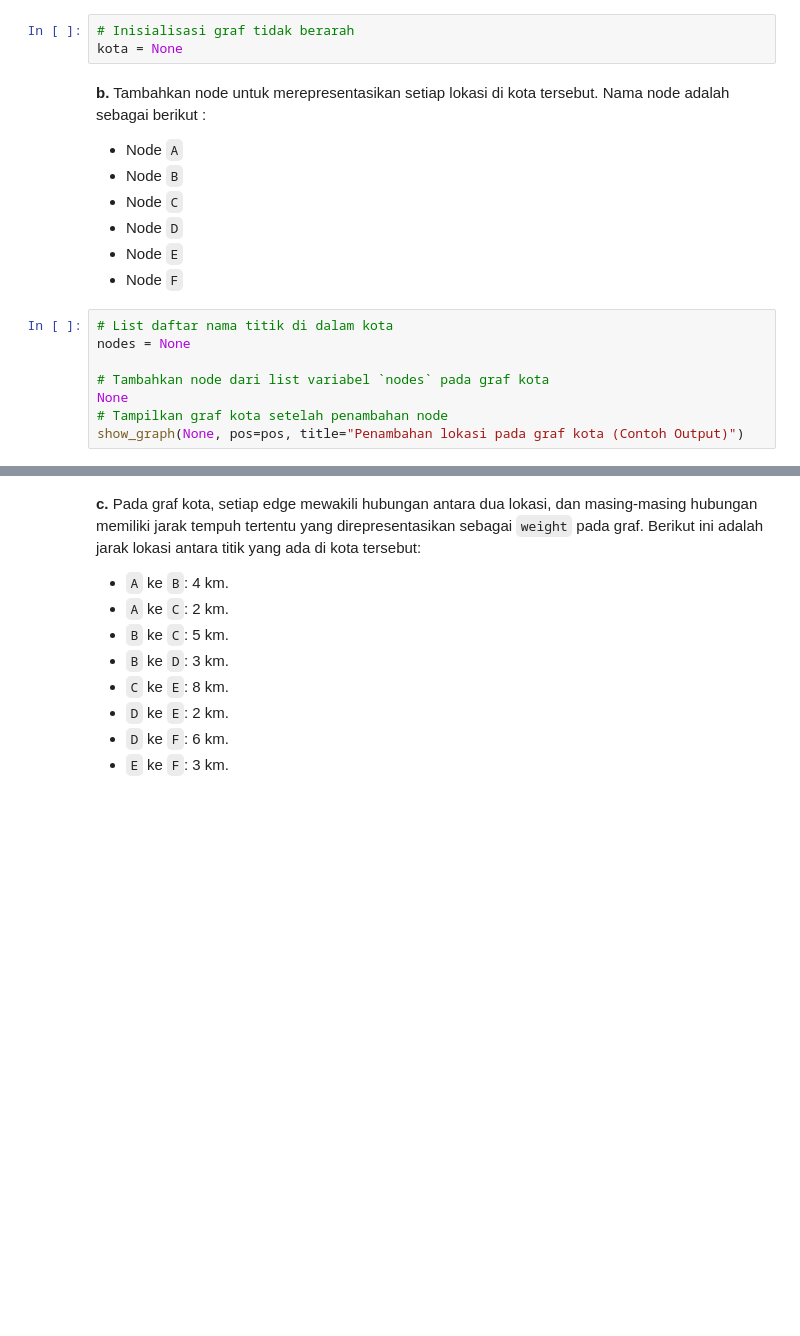
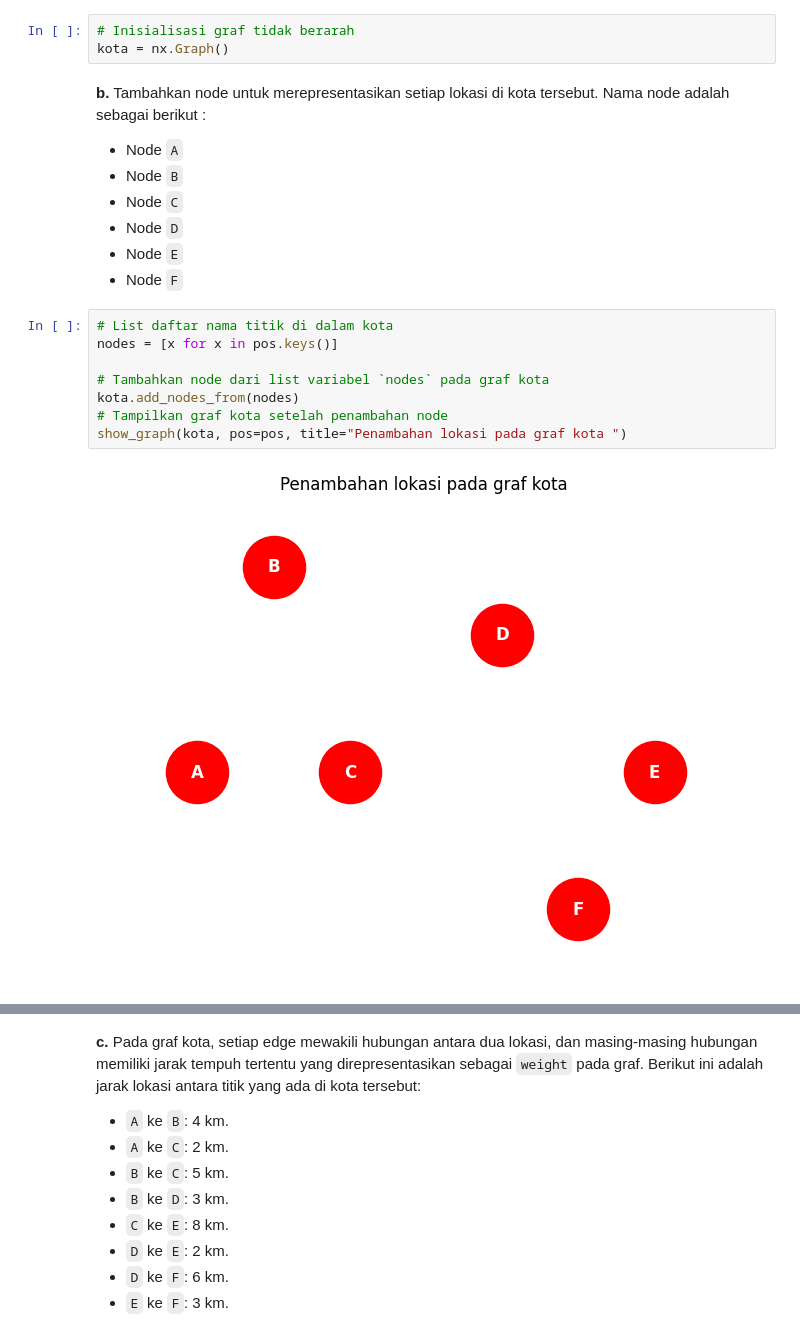
Before and after one commit to AzkaZafran/Tugas-Praktikum-DKA, a Jupyter notebook: pertemuan-6/tugas_mod6/jurnal_mod6.ipynb, the cells around one changed output, grey strips where cells are left out. Saved outputs shown, nothing was run; the diff lists cells and outputs as text; blank space fills up the shorter version.

```diff
--- a/pertemuan-6/tugas_mod6/jurnal_mod6.ipynb
+++ b/pertemuan-6/tugas_mod6/jurnal_mod6.ipynb
@@ -72,7 +72,7 @@ Bantulah kurir tersebut menemukan rute terpendek antara 2 tempat berdasarkan inp
 **a.** Inisialisasi graf bernama `kota` menggunakan **graf tidak berarah**.
 # %%
 # Inisialisasi graf tidak berarah
-kota = None
+kota = nx.Graph()
 # %% [markdown]
 **b.** Tambahkan node untuk merepresentasikan setiap lokasi di kota tersebut. Nama node adalah sebagai berikut :
 - Node `A`
@@ -83,12 +83,14 @@ kota = None
 - Node `F`
 # %%
 # List daftar nama titik di dalam kota
-nodes = None
+nodes = [x for x in pos.keys()]
 
 # Tambahkan node dari list variabel `nodes` pada graf kota
-None
+kota.add_nodes_from(nodes)
 # Tampilkan graf kota setelah penambahan node
-show_graph(None, pos=pos, title="Penambahan lokasi pada graf kota (Contoh Output)")
+show_graph(kota, pos=pos, title="Penambahan lokasi pada graf kota ")
+# %% [output]
+[figure, added]
 # %% [markdown]
 Contoh *output*:
 
```
Also changed, not shown: parts of 13 cells of this notebook.
